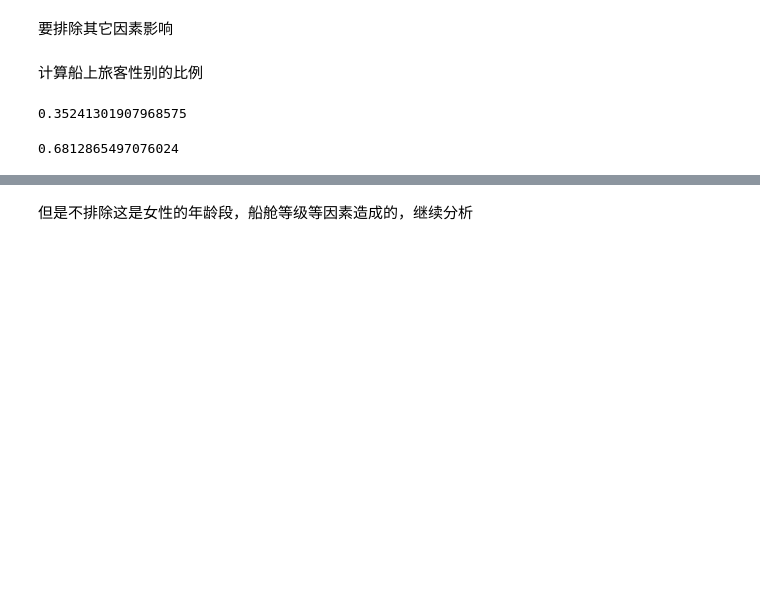
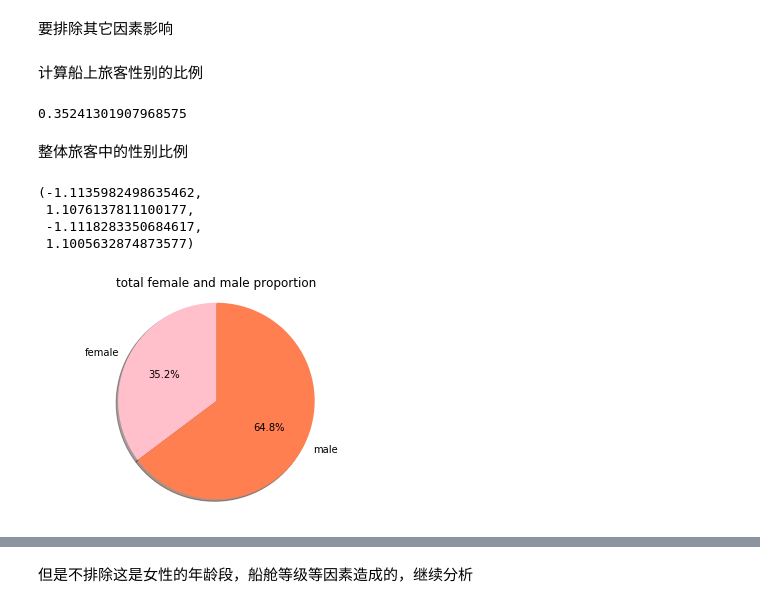
Before and after one commit to dedlous/data_wrangling, a Jupyter notebook: titanic-data_wrangle.ipynb, the cells around one changed output, grey strips where cells are left out. Saved outputs shown, nothing was run; the diff lists cells and outputs as text; code cells hidden in the pictures; blank space fills up the shorter version.

```diff
--- a/titanic-data_wrangle.ipynb
+++ b/titanic-data_wrangle.ipynb
@@ -40,13 +39,26 @@ df['Survived'].corr(df['Sex']=='female')
 计算船上旅客性别的比例
 # %%
 total_female_proportion=(df[df['Sex']=='female']).shape[0]/(df.shape[0])
+total_female_proportion
+# %% [output]
+0.35241301907968575
-# %%
-total_female_proportion
-# %% [output]
-0.35241301907968575
+# %% [markdown]
+整体旅客中的性别比例
+# %%
+labels=['female','male']
+colors=["pink","coral"]
+data=[total_female_proportion,1-total_female_proportion]
+plt.pie(data,labels=labels,colors=colors,
+                                labeldistance = 1.1,autopct = '%3.1f%%',shadow = True,
+                                startangle = 90,pctdistance = 0.6)
+plt.title('total female and male proportion')
+
+plt.axis('equal')
+# %% [output]
+(-1.1135982498635462,
+ 1.1076137811100177,
+ -1.1118283350684617,
+ 1.1005632874873577)
+[figure, added]
 # %%
 survived_female_proportion=(df_survived[df_survived['Sex']=='female']).shape[0]/(df_survived.shape[0])
-# %%
-survived_female_proportion
-# %% [output]
-0.6812865497076024
```
Also changed, not shown: parts of 47 cells of this notebook, 1 other file.
